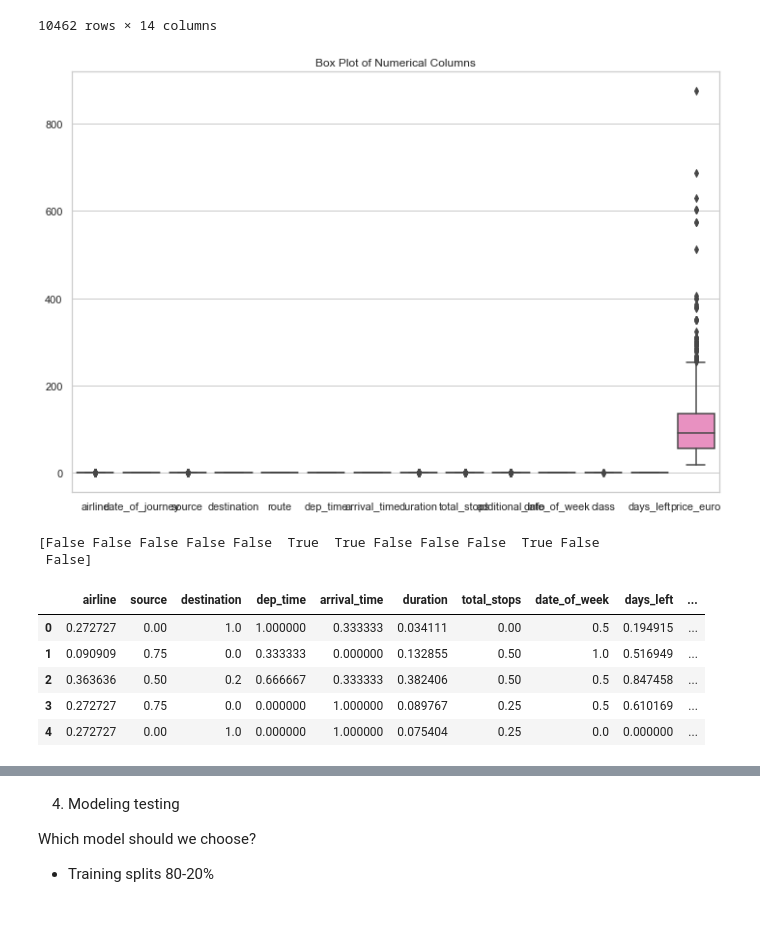
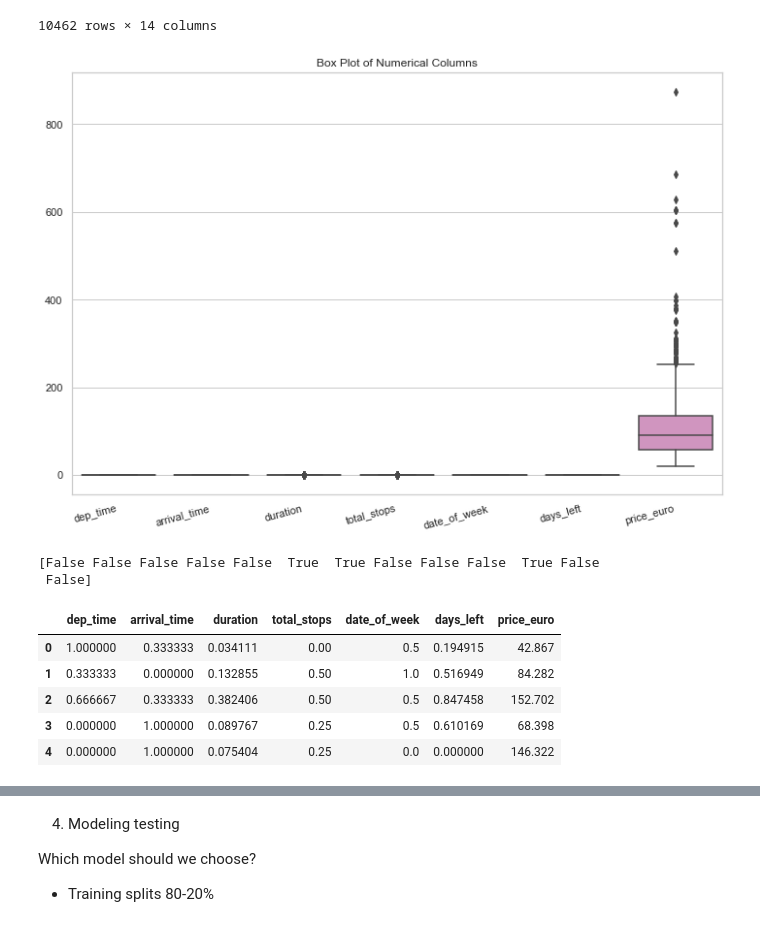
Before and after one commit to EduardoJMatosRomero/MachLearnCA1, a Jupyter notebook: Hdip_Eduardo_Julian_Matos_Romero_2023.ipynb, the cells around one changed output, grey strips where cells are left out. Saved outputs shown, nothing was run; the diff lists cells and outputs as text; code cells hidden in the pictures.

```diff
--- a/Hdip_Eduardo_Julian_Matos_Romero_2023.ipynb
+++ b/Hdip_Eduardo_Julian_Matos_Romero_2023.ipynb
@@ -588,7 +592,19 @@ plt.show()
 # %% [markdown]
 - Should we apply any special treatment for categorical data?
 # %%
+df["airline"] = df["airline"].astype("category")
+df["source"] = df["source"].astype("category")
+df["destination"] = df["destination"].astype("category")
+df["route"] = df["route"].astype("category")
+df["dep_time"] = df["dep_time"].astype("category")
+df["arrival_time"] = df["arrival_time"].astype("category")
+df["additional_info"] = df["additional_info"].astype("category")
+df["date_of_week"] = df["date_of_week"].astype("category")
+df["class"] = df["class"].astype("category")
+df["date_of_journey"] = df["date_of_journey"].astype("category")
+
 lab_enc = LabelEncoder()
+
 df["airline"] = lab_enc.fit_transform(df["airline"])
 df["source"] = lab_enc.fit_transform(df["source"])
 df["destination"] = lab_enc.fit_transform(df["destination"])
@@ -775,12 +791,13 @@ df
 # %%
 sns.set(style="whitegrid")
 
 plt.figure(figsize=(12, 8))
 sns.boxplot(data=df.select_dtypes(include=['int32', 'int64', 'float64']))
 plt.title("Box Plot of Numerical Columns")
+plt.xticks(rotation=15, ha='right')
 plt.show()
 # %% [output]
-[figure, old version]
+[figure, new version]
 # %%
 var_thr = vt(threshold=0.1)
 var_thr.fit(X_scl)
@@ -789,15 +806,15 @@ print(var_thr.get_support())
 [False False False False False  True  True False False False  True False
  False]
 # %%
-df = df.drop(columns=['additional_info', 'route', 'date_of_journey','class'], axis=1)
+df = df.drop(columns=['additional_info', 'route', 'date_of_journey','class','destination','source','airline'], axis=1)
 df.head()
 # %% [output]
-|  | airline | source | destination | dep_time | arrival_time | duration | total_stops | date_of_week | days_left | ... |
-| 0 | 0.272727 | 0.00 | 1.0 | 1.000000 | 0.333333 | 0.034111 | 0.00 | 0.5 | 0.194915 | ... |
-| 1 | 0.090909 | 0.75 | 0.0 | 0.333333 | 0.000000 | 0.132855 | 0.50 | 1.0 | 0.516949 | ... |
-| 2 | 0.363636 | 0.50 | 0.2 | 0.666667 | 0.333333 | 0.382406 | 0.50 | 0.5 | 0.847458 | ... |
-| 3 | 0.272727 | 0.75 | 0.0 | 0.000000 | 1.000000 | 0.089767 | 0.25 | 0.5 | 0.610169 | ... |
-| 4 | 0.272727 | 0.00 | 1.0 | 0.000000 | 1.000000 | 0.075404 | 0.25 | 0.0 | 0.000000 | ... |
+|  | dep_time | arrival_time | duration | total_stops | date_of_week | days_left | price_euro |
+| 0 | 1.000000 | 0.333333 | 0.034111 | 0.00 | 0.5 | 0.194915 | 42.867 |
+| 1 | 0.333333 | 0.000000 | 0.132855 | 0.50 | 1.0 | 0.516949 | 84.282 |
+| 2 | 0.666667 | 0.333333 | 0.382406 | 0.50 | 0.5 | 0.847458 | 152.702 |
+| 3 | 0.000000 | 1.000000 | 0.089767 | 0.25 | 0.5 | 0.610169 | 68.398 |
+| 4 | 0.000000 | 1.000000 | 0.075404 | 0.25 | 0.0 | 0.000000 | 146.322 |
 # %%
 plt.figure(figsize=(7,7))
 sns.heatmap(df.corr()[["price_euro"]], annot=True)
```
Also changed, not shown: parts of 36 cells of this notebook, 2 other files.
